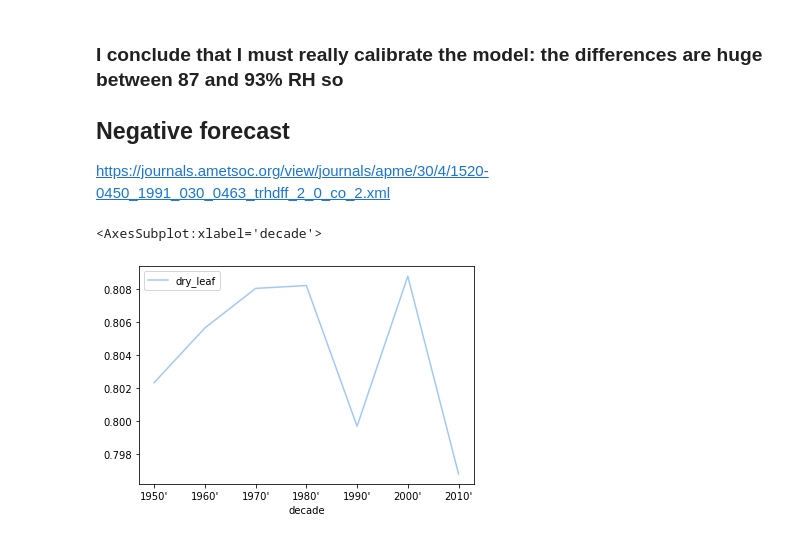
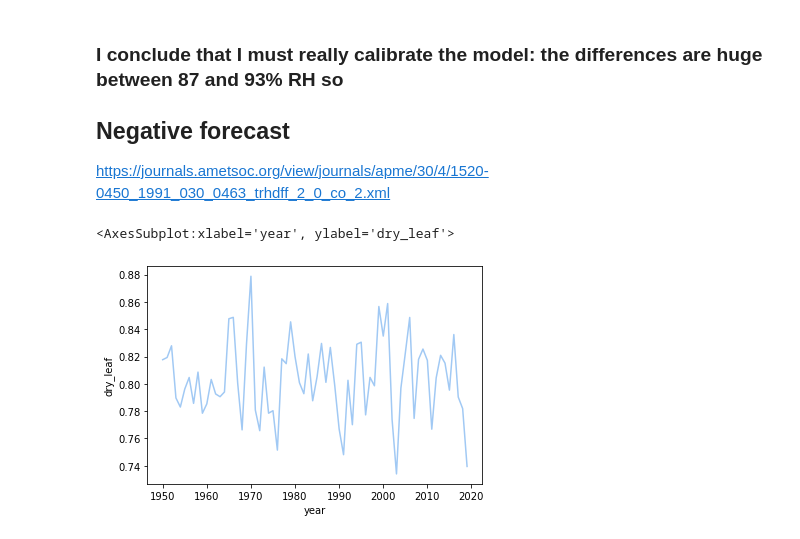
Before and after one commit to serbanradulescu/master_thesis, a Jupyter notebook: project.ipynb, the cells around one changed output. Cells and saved outputs as stored; diff of their text form; code cells hidden in the pictures.

Commit message:
Dry period: plot

```diff
--- a/project.ipynb
+++ b/project.ipynb
@@ -154,8 +158,3 @@ print(ax.get_xticklabels())
 df3= create_df("moisture","hourly",1950,2020,ids = common_ids, is_test=False)
 # %% [output]
 FOUND stundenwerte_TF_05792_19490101_20211231_hist.zip FOUND stundenwerte_TF_03631_19490101_20211231_hist.zip FOUND stundenwerte_TF_00701_19490101_20211231_hist.zip FOUND stundenwerte_TF_05371_1949010 ...
-# %%
-
-df3 = df3[df3["year"] >= 1950]
-df3 = df3[df3["year"] <= 2019]
-df3["decade"] = df3["year"].apply(lambda x: str(x)[:3]+"0'")
@@ -182,14 +187,14 @@ for i in range(87,93):
 ## Negative forecast
 https://journals.ametsoc.org/view/journals/apme/30/4/1520-0450_1991_030_0463_trhdff_2_0_co_2.xml
 # %%
-pd.options.mode.chained_assignment = None
 new_df3 = df3[df3["month"].isin([12,1,2,3,4])]
 
 new_df3[f"dry_leaf"]=new_df3["RF_STD"].apply(lambda x: 1 if float(x) >= 70 else 0)
 #new_df3["RH_average"]= new_df3[[f"lw{i}" for i in range(87,93)]].mean(axis=1)
-new_df3= new_df3.groupby("decade").mean()
-#new_df3.plot( y = "RH_average")
-new_df3.plot( y = "dry_leaf")
+new_df3= new_df3.groupby("year").mean()
+new_df3['7yrs_average'] = new_df3.useful_t.rolling(7).mean()
+sns.lineplot( x="year", y = "dry_leaf", data= new_df3)
+sns.lineplot( x="year", y = '7yrs_average', data= new_df3)
 # %% [output]
-<AxesSubplot:xlabel='decade'>
+<AxesSubplot:xlabel='year', ylabel='dry_leaf'>
-[figure, old version]
+[figure, new version]
```
Also changed, not shown: parts of 10 cells of this notebook.
